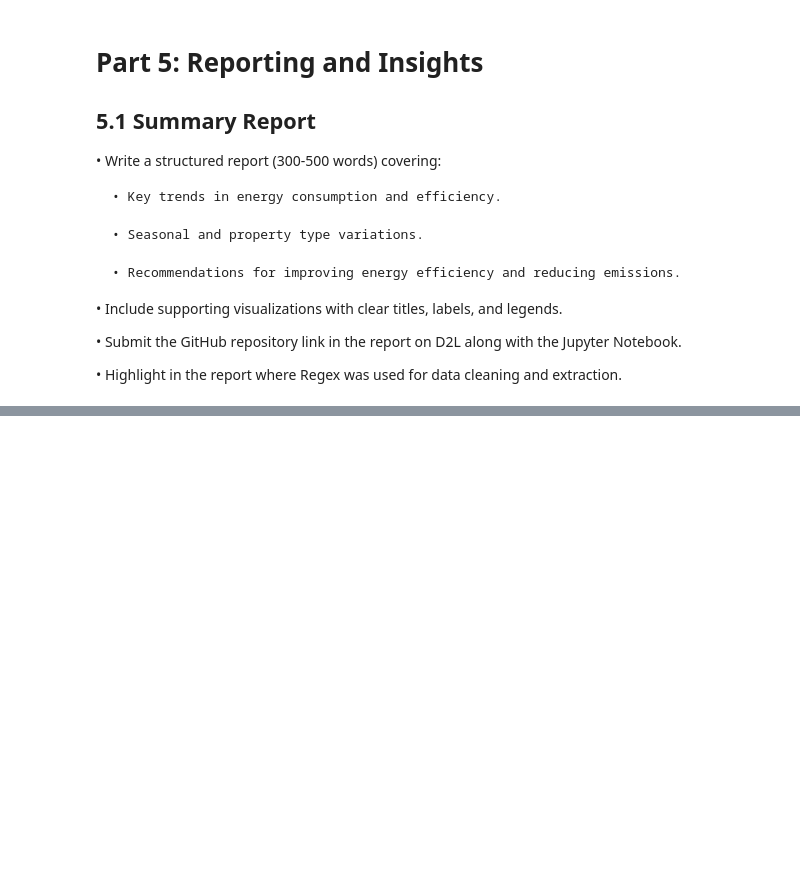
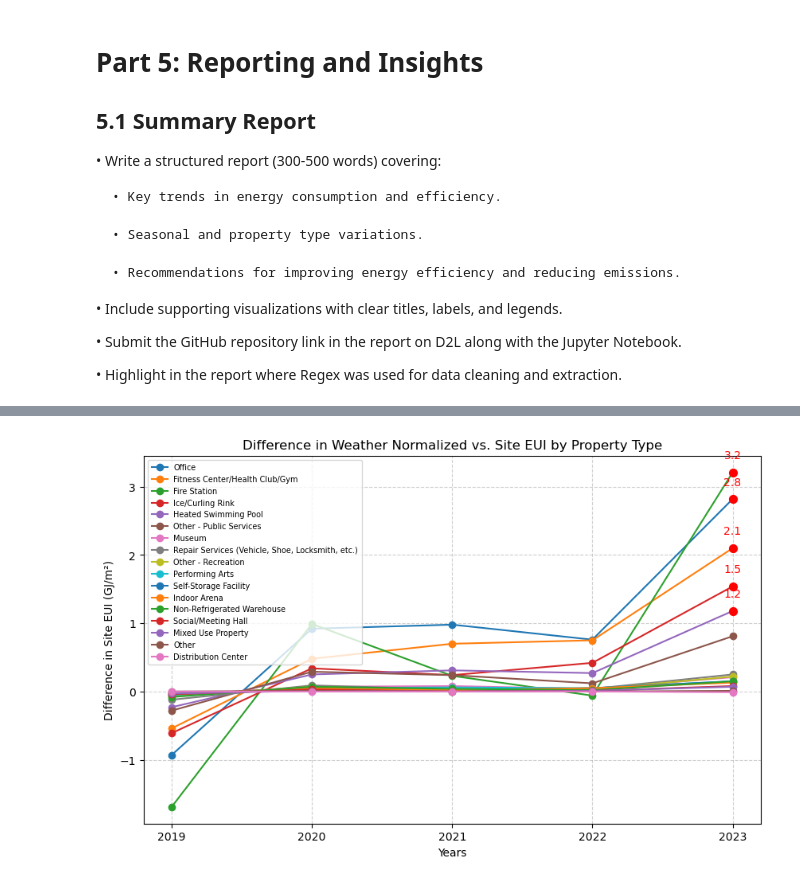
Before and after one commit to msthalegu/Analysis-of-Energy-Consumption-Trends-in-Calgary-, a Jupyter notebook: AssignmentFour.ipynb, the cells around one changed output, grey strips where cells are left out. Cells and saved outputs as stored; diff of their text form; code cells hidden in the pictures; blank space fills up the shorter version.

```diff
--- a/AssignmentFour.ipynb
+++ b/AssignmentFour.ipynb
@@ -715,0 +746,33 @@ unique_columns
+# %%
+import matplotlib.pyplot as plt
+
+
+ndf = Cdf[['Primary Property Type - Self Selected', 'Year Ending', 'Site EUI (GJ/m²)', 'Weather Normalized Site EUI (GJ/m²)']].copy()
+ndf.loc[:, 'DIfference'] = ndf['Weather Normalized Site EUI (GJ/m²)'] - ndf['Site EUI (GJ/m²)']
+Weather = ndf.groupby(['Primary Property Type - Self Selected', 'Year Ending'])['DIfference'].sum().unstack()
+
+Weather['Total'] = Weather.sum(axis=1)
+Weather = Weather.sort_values(by='Total', ascending=False)
+Weather = Weather.drop(columns=['Total'])
+
+Weather.columns = Weather.columns.astype(int)
+
+plt.figure(figsize=(10, 6))
+
+for property_type in Weather.index:
+    plt.plot(Weather.columns, Weather.loc[property_type], marker='o', label=property_type)
+    for year in Weather.columns:
+        value = Weather.loc[property_type, year]
+        if value > 1:
+            plt.scatter(year, value, color='red', s=50, zorder=3)
+            plt.text(year, value + 0.2, f"{value:.1f}", color='red', ha='center', fontsize=10)
+
+plt.xlabel('Years')
+plt.ylabel('Difference in Site EUI (GJ/m²)')
+plt.title('Difference in Weather Normalized vs. Site EUI by Property Type')
+plt.legend(loc='upper left', bbox_to_anchor=(0.001, 1), borderpad=0.5, fontsize=7)
+plt.xticks(ticks=Weather.columns, labels=[int(i) for i in Weather.columns])
+plt.grid(True, linestyle='--', alpha=0.6)
+plt.show()
+# %% [output]
+[figure, added]
```
Also changed, not shown: parts of 5 cells of this notebook.
